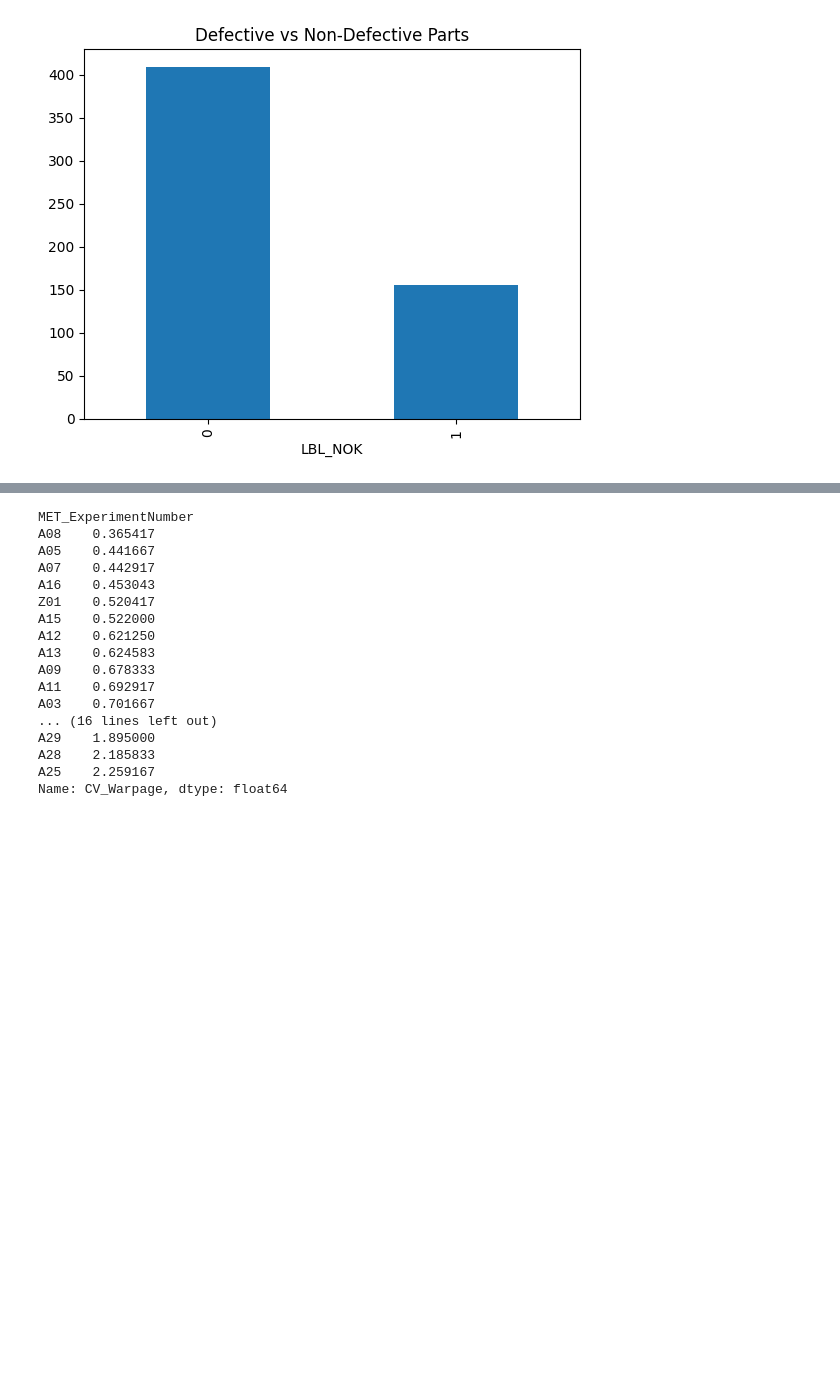
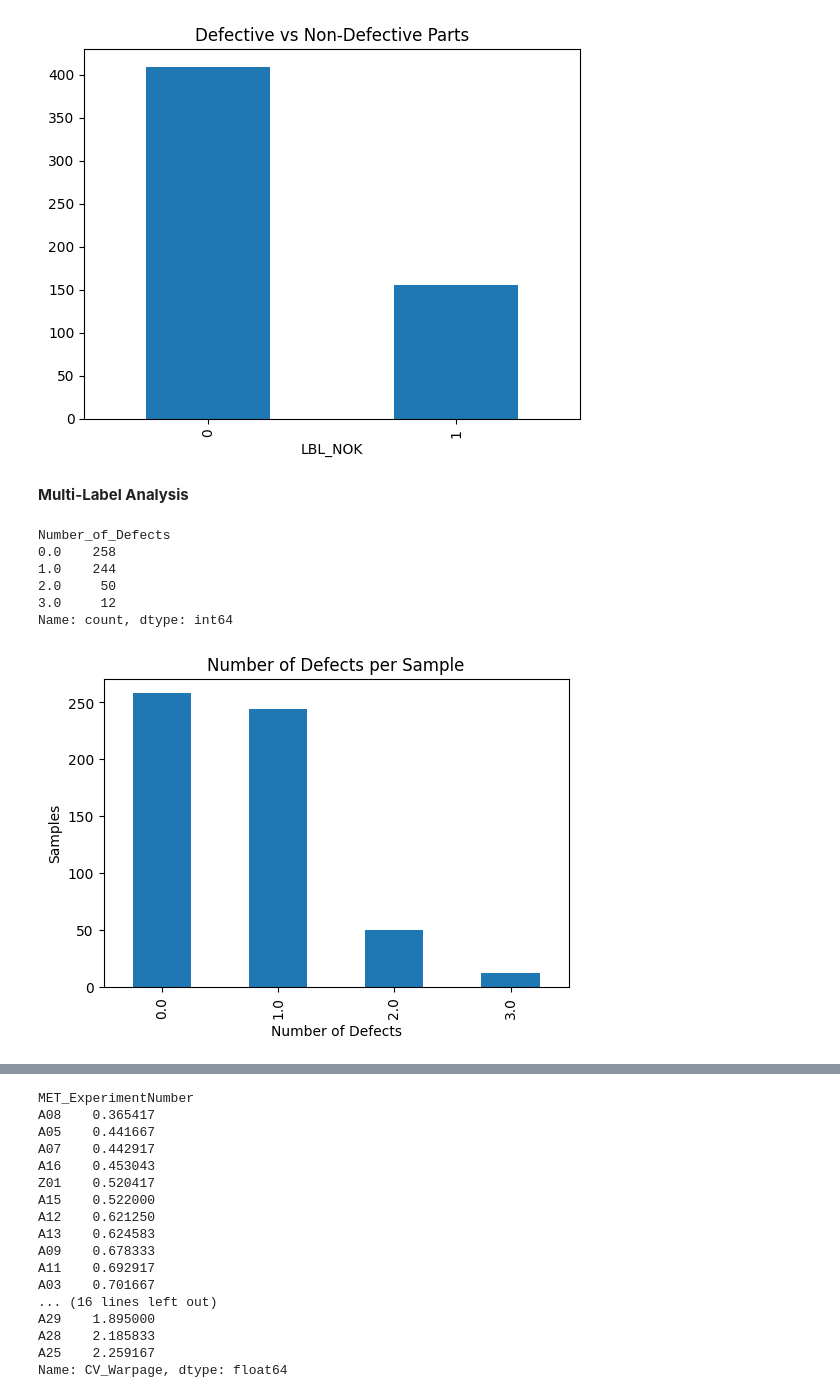
Before and after one commit to chirakar/Task3, a Jupyter notebook: EDA.ipynb, the cells around one changed output, grey strips where cells are left out. Drawn from its saved outputs; the diff is of its cells as text; code cells hidden in the pictures; blank space fills up the shorter version.

```diff
--- a/EDA.ipynb
+++ b/EDA.ipynb
@@ -250,3 +355,30 @@ plt.title("Defective vs Non-Defective Parts")
 plt.show()
 # %% [output]
 [figure]
+# %% [markdown]
+**Multi-Label Analysis**
+# %%
+df["Number_of_Defects"] = df[defect_labels].sum(axis=1)
+
+df["Number_of_Defects"].value_counts().sort_index()
+# %% [output]
+Number_of_Defects
+0.0    258
+1.0    244
+2.0     50
+3.0     12
+Name: count, dtype: int64
+# %%
+plt.figure(figsize=(6,4))
+
+df["Number_of_Defects"].value_counts().sort_index().plot(kind="bar")
+
+plt.title("Number of Defects per Sample")
+
+plt.xlabel("Number of Defects")
+
+plt.ylabel("Samples")
+
+plt.show()
+# %% [output]
+[figure, added]
```
Also changed, not shown: parts of 21 cells of this notebook, 1 other file.
